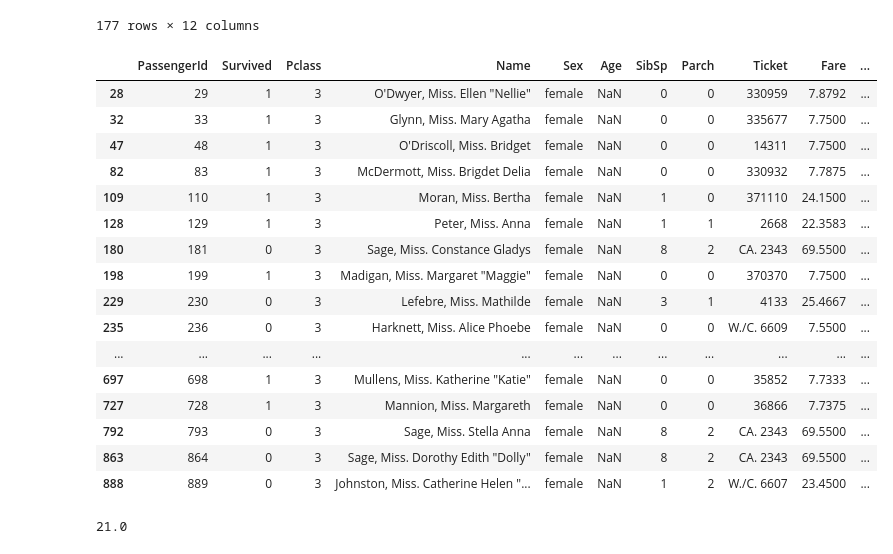
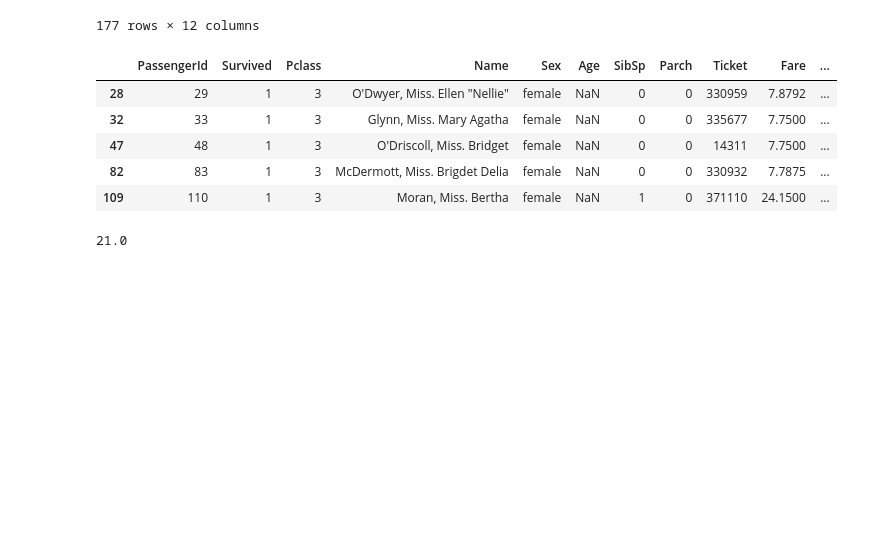
Before and after one commit to EvgenyBelov78/DA1, a Jupyter notebook: ML_HW_1.ipynb, the cells around one changed output. Saved outputs shown, nothing was run; the diff lists cells and outputs as text; code cells hidden in the pictures; blank space fills up the shorter version.

```diff
--- a/ML_HW_1.ipynb
+++ b/ML_HW_1.ipynb
@@ -7,5 +13,7 @@ SEED=123
+# %%
+df=pd.read_csv('https://drive.google.com/file/d/1-_C1_F6exSwx0wZ8i_i555IaOlSraPo_/view?usp=sharing')
 # %%
-df = pd.read_csv('https://raw.githubusercontent.com/datasciencedojo/datasets/master/titanic.csv')
+#df = pd.read_csv('https://raw.githubusercontent.com/datasciencedojo/datasets/master/titanic.csv')
 # %%
 from pandas.io.formats.format import NA
 # %%
@@ -27,23 +35,12 @@ df[df.Age.isna()]
 | 888 | 889 | 0 | 3 | Johnston, Miss. Catherine Helen "... | female | NaN | 1 | 2 | W./C. 6607 | 23.4500 | ... |
 177 rows × 12 columns
 # %%
-df[(df.Name.str.find('Miss')>-1)&df.Age.isna()]
+df[(df.Name.str.find('Miss')>-1)&df.Age.isna()].head()
 # %% [output]
 |  | PassengerId | Survived | Pclass | Name | Sex | Age | SibSp | Parch | Ticket | Fare | ... |
 | 28 | 29 | 1 | 3 | O'Dwyer, Miss. Ellen "Nellie" | female | NaN | 0 | 0 | 330959 | 7.8792 | ... |
 | 32 | 33 | 1 | 3 | Glynn, Miss. Mary Agatha | female | NaN | 0 | 0 | 335677 | 7.7500 | ... |
 | 47 | 48 | 1 | 3 | O'Driscoll, Miss. Bridget | female | NaN | 0 | 0 | 14311 | 7.7500 | ... |
 | 82 | 83 | 1 | 3 | McDermott, Miss. Brigdet Delia | female | NaN | 0 | 0 | 330932 | 7.7875 | ... |
 | 109 | 110 | 1 | 3 | Moran, Miss. Bertha | female | NaN | 1 | 0 | 371110 | 24.1500 | ... |
-| 128 | 129 | 1 | 3 | Peter, Miss. Anna | female | NaN | 1 | 1 | 2668 | 22.3583 | ... |
-| 180 | 181 | 0 | 3 | Sage, Miss. Constance Gladys | female | NaN | 8 | 2 | CA. 2343 | 69.5500 | ... |
-| 198 | 199 | 1 | 3 | Madigan, Miss. Margaret "Maggie" | female | NaN | 0 | 0 | 370370 | 7.7500 | ... |
-| 229 | 230 | 0 | 3 | Lefebre, Miss. Mathilde | female | NaN | 3 | 1 | 4133 | 25.4667 | ... |
-| 235 | 236 | 0 | 3 | Harknett, Miss. Alice Phoebe | female | NaN | 0 | 0 | W./C. 6609 | 7.5500 | ... |
-| ... | ... | ... | ... | ... | ... | ... | ... | ... | ... | ... | ... |
-| 697 | 698 | 1 | 3 | Mullens, Miss. Katherine "Katie" | female | NaN | 0 | 0 | 35852 | 7.7333 | ... |
-| 727 | 728 | 1 | 3 | Mannion, Miss. Margareth | female | NaN | 0 | 0 | 36866 | 7.7375 | ... |
-| 792 | 793 | 0 | 3 | Sage, Miss. Stella Anna | female | NaN | 8 | 2 | CA. 2343 | 69.5500 | ... |
-| 863 | 864 | 0 | 3 | Sage, Miss. Dorothy Edith "Dolly" | female | NaN | 8 | 2 | CA. 2343 | 69.5500 | ... |
-| 888 | 889 | 0 | 3 | Johnston, Miss. Catherine Helen "... | female | NaN | 1 | 2 | W./C. 6607 | 23.4500 | ... |
 # %%
```
Also changed, not shown: parts of 42 cells of this notebook.
